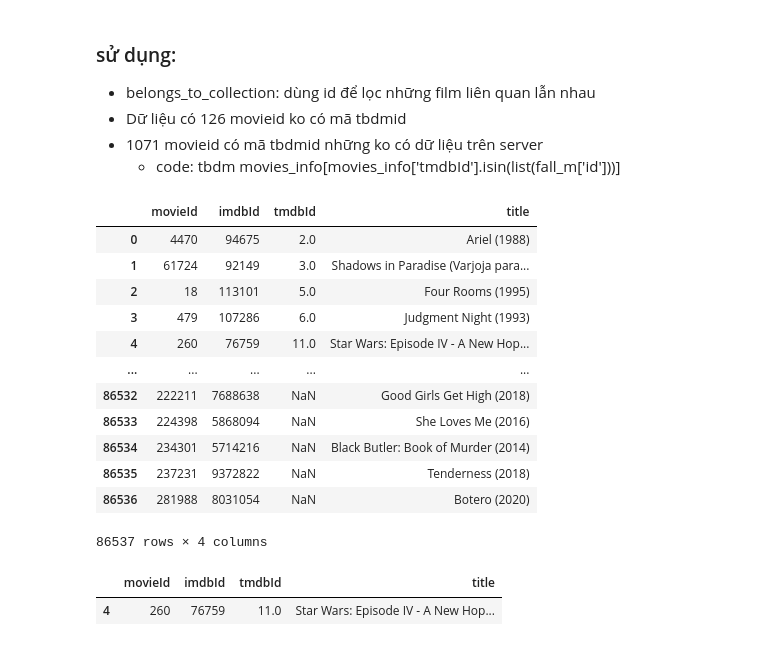
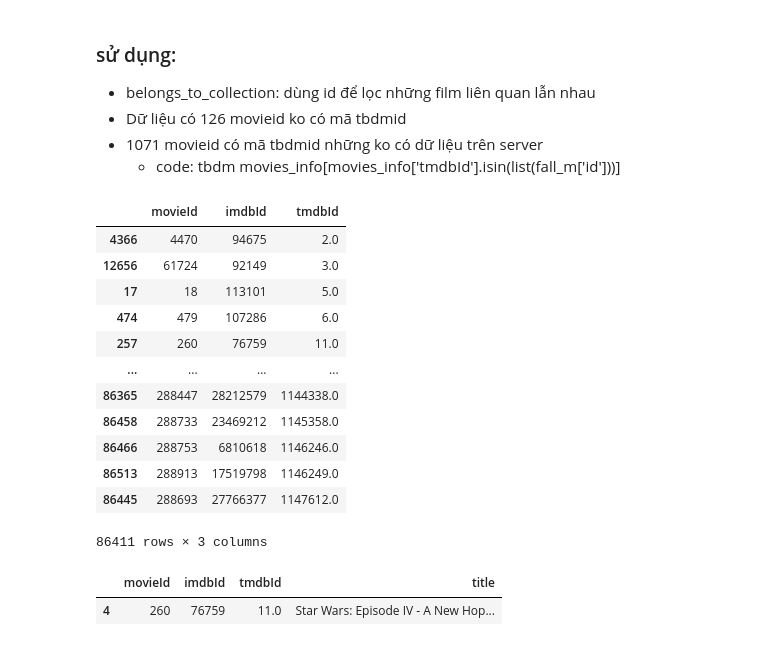
Before and after one commit to DK-Hieu/PTPM_project, a Jupyter notebook: PTPM_data_db.ipynb, the cells around one changed output. Drawn from its saved outputs; the diff is of its cells as text; code cells hidden in the pictures.

```diff
--- a/PTPM_data_db.ipynb
+++ b/PTPM_data_db.ipynb
@@ -168,27 +204,30 @@ tmdb_data = json.loads(movie_metadata[movie_metadata['id']==1891]['request_json'
 # %%
 # movies_links[movies_links['tmdbId'].isnull()]
 # %%
-movies = pd.read_csv(os.path.join(pathfolder,'movies.csv'))
+# movies = pd.read_csv(os.path.join(pathfolder,'movies.csv'))
 links = pd.read_csv(os.path.join(pathfolder,'links.csv'))
+links = links[links['tmdbId'].isnull()==False]
 links.sort_values(by='tmdbId',inplace=True)
-movies_info = links.merge(movies, on='movieId', how='left')
-del movies_info['genres']
-# movies.sort_values(by='tmdbId',inplace=True)
-movies_info
+# movies_info = links.merge(movies, on='movieId', how='left')
+# del movies_info['genres']
+# del mo
+# # movies.sort_values(by='tmdbId',inplace=True)
+# movies_info
+links
 # %% [output]
-|  | movieId | imdbId | tmdbId | title |
-| 0 | 4470 | 94675 | 2.0 | Ariel (1988) |
-| 1 | 61724 | 92149 | 3.0 | Shadows in Paradise (Varjoja para... |
-| 2 | 18 | 113101 | 5.0 | Four Rooms (1995) |
-| 3 | 479 | 107286 | 6.0 | Judgment Night (1993) |
-| 4 | 260 | 76759 | 11.0 | Star Wars: Episode IV - A New Hop... |
-| ... | ... | ... | ... | ... |
-| 86532 | 222211 | 7688638 | NaN | Good Girls Get High (2018) |
-| 86533 | 224398 | 5868094 | NaN | She Loves Me (2016) |
-| 86534 | 234301 | 5714216 | NaN | Black Butler: Book of Murder (2014) |
-| 86535 | 237231 | 9372822 | NaN | Tenderness (2018) |
-| 86536 | 281988 | 8031054 | NaN | Botero (2020) |
+|  | movieId | imdbId | tmdbId |
+| 4366 | 4470 | 94675 | 2.0 |
+| 12656 | 61724 | 92149 | 3.0 |
+| 17 | 18 | 113101 | 5.0 |
+| 474 | 479 | 107286 | 6.0 |
+| 257 | 260 | 76759 | 11.0 |
+| ... | ... | ... | ... |
+| 86365 | 288447 | 28212579 | 1144338.0 |
+| 86458 | 288733 | 23469212 | 1145358.0 |
+| 86466 | 288753 | 6810618 | 1146246.0 |
+| 86513 | 288913 | 17519798 | 1146249.0 |
+| 86445 | 288693 | 27766377 | 1147612.0 |
-86537 rows × 4 columns
+86411 rows × 3 columns
 # %%
 movies_info[movies_info['movieId']==260]
 # %% [output]
```
Also changed, not shown: parts of 9 cells of this notebook, 9 other files.
